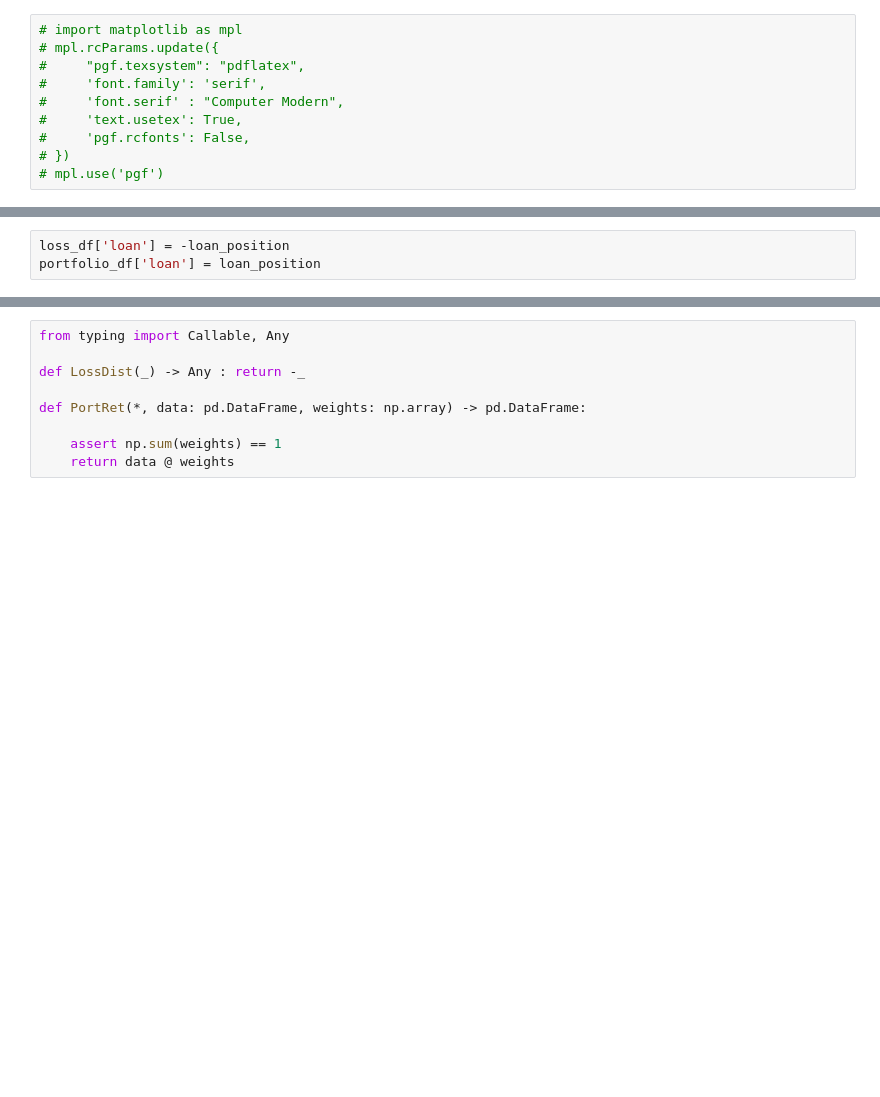
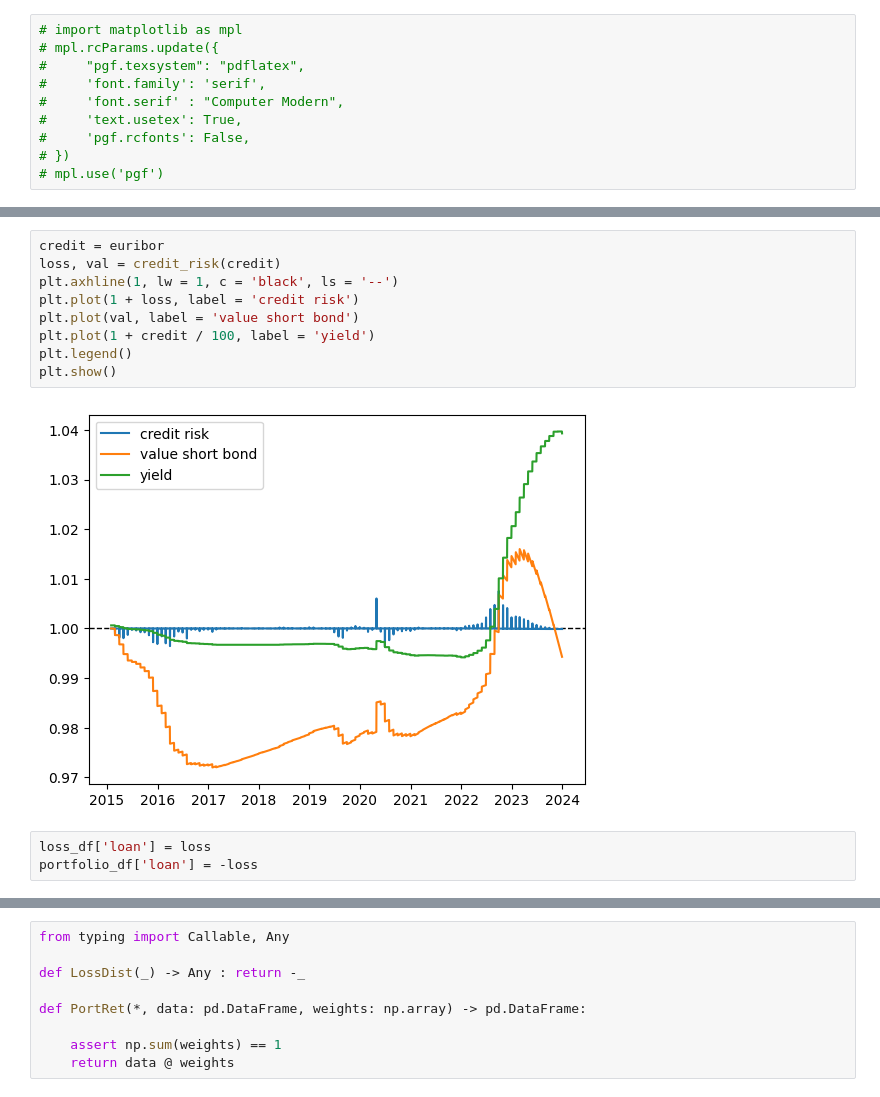
Before and after one commit to DaanZunnenberg/RiskFunctions, a Jupyter notebook: Assignment_1/Updated_version/QFRM_Assignment1.ipynb, the cells around one changed output, grey strips where cells are left out. Drawn from its saved outputs; the diff is of its cells as text; blank space fills up the shorter version.

```diff
--- a/Assignment_1/Updated_version/QFRM_Assignment1.ipynb
+++ b/Assignment_1/Updated_version/QFRM_Assignment1.ipynb
@@ -36,6 +64,17 @@ PORTFOLIO_WEIGHTS= np.array([0.075, 0.1, 0.075, 0.075, 0.075, 0.1, 0.5])    # If
+# %%
+credit = euribor
+loss, val = credit_risk(credit)
+plt.axhline(1, lw = 1, c = 'black', ls = '--')
+plt.plot(1 + loss, label = 'credit risk')
+plt.plot(val, label = 'value short bond')
+plt.plot(1 + credit / 100, label = 'yield')
+plt.legend()
+plt.show()
+# %% [output]
+[figure, added]
 # %%
-loss_df['loan'] = -loan_position
-portfolio_df['loan'] = loan_position
+loss_df['loan'] = loss
+portfolio_df['loan'] = -loss
 # %%
 fig, axs = plt.subplots(1,3, figsize = (18, 6))
 axs[0].plot(portfolio_df, label = portfolio_df.columns, lw = 1)
```
Also changed, not shown: parts of 7 cells of this notebook.
